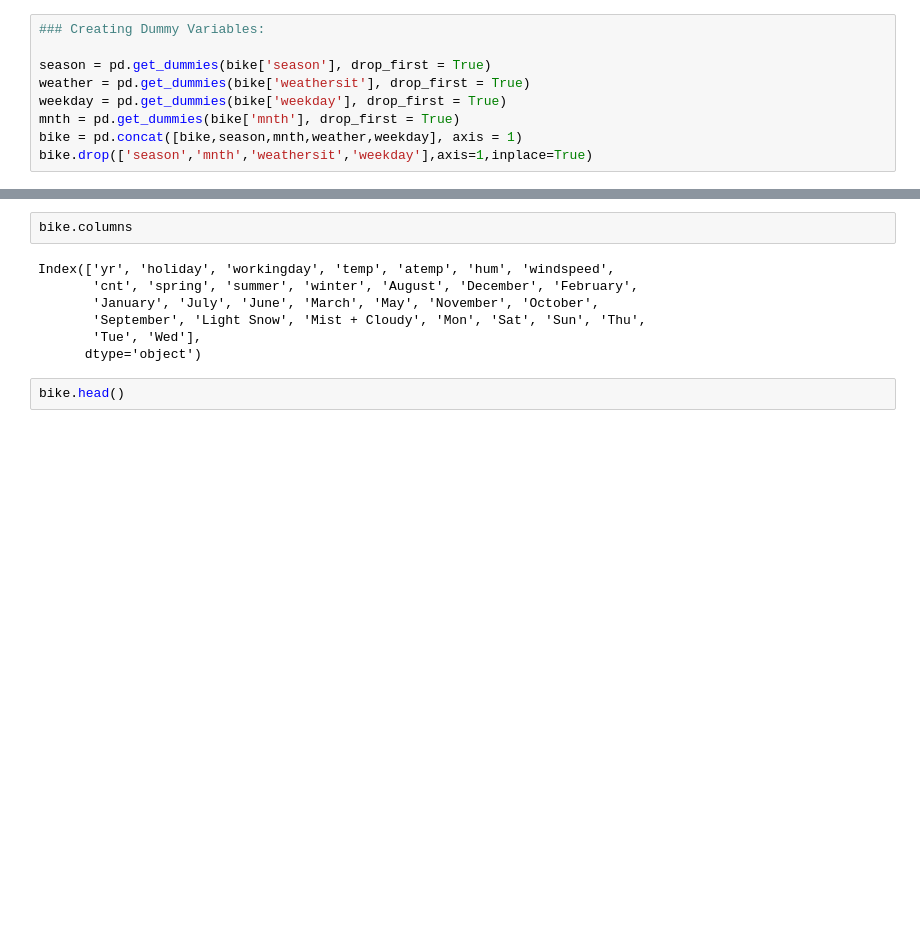
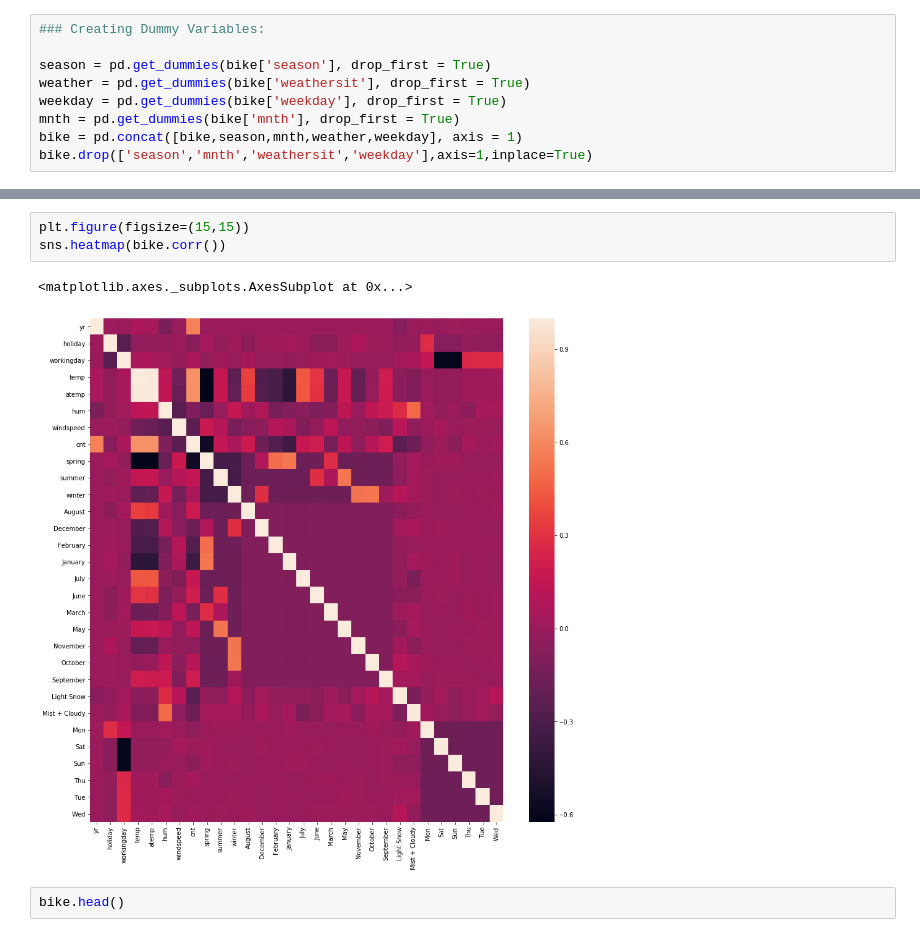
Before and after one commit to shreyansbardia557/BoomBike-Sales-Prediction, a Jupyter notebook: BoomBike.ipynb, the cells around one changed output, grey strips where cells are left out. Drawn from its saved outputs; the diff is of its cells as text; blank space fills up the shorter version.

```diff
--- a/Untitled.ipynb
+++ b/BoomBike.ipynb
@@ -232,12 +231,9 @@ bike.corr()
-# %%
-bike.columns
-# %% [output]
-Index(['yr', 'holiday', 'workingday', 'temp', 'atemp', 'hum', 'windspeed',
-       'cnt', 'spring', 'summer', 'winter', 'August', 'December', 'February',
-       'January', 'July', 'June', 'March', 'May', 'November', 'October',
-       'September', 'Light Snow', 'Mist + Cloudy', 'Mon', 'Sat', 'Sun', 'Thu',
-       'Tue', 'Wed'],
-      dtype='object')
+# %%
+plt.figure(figsize=(15,15))
+sns.heatmap(bike.corr())
+# %% [output]
+<matplotlib.axes._subplots.AxesSubplot at 0x...>
+[figure, added]
 # %%
 bike.head()
 # %% [output]
```
Also changed, not shown: parts of 26 cells of this notebook.
